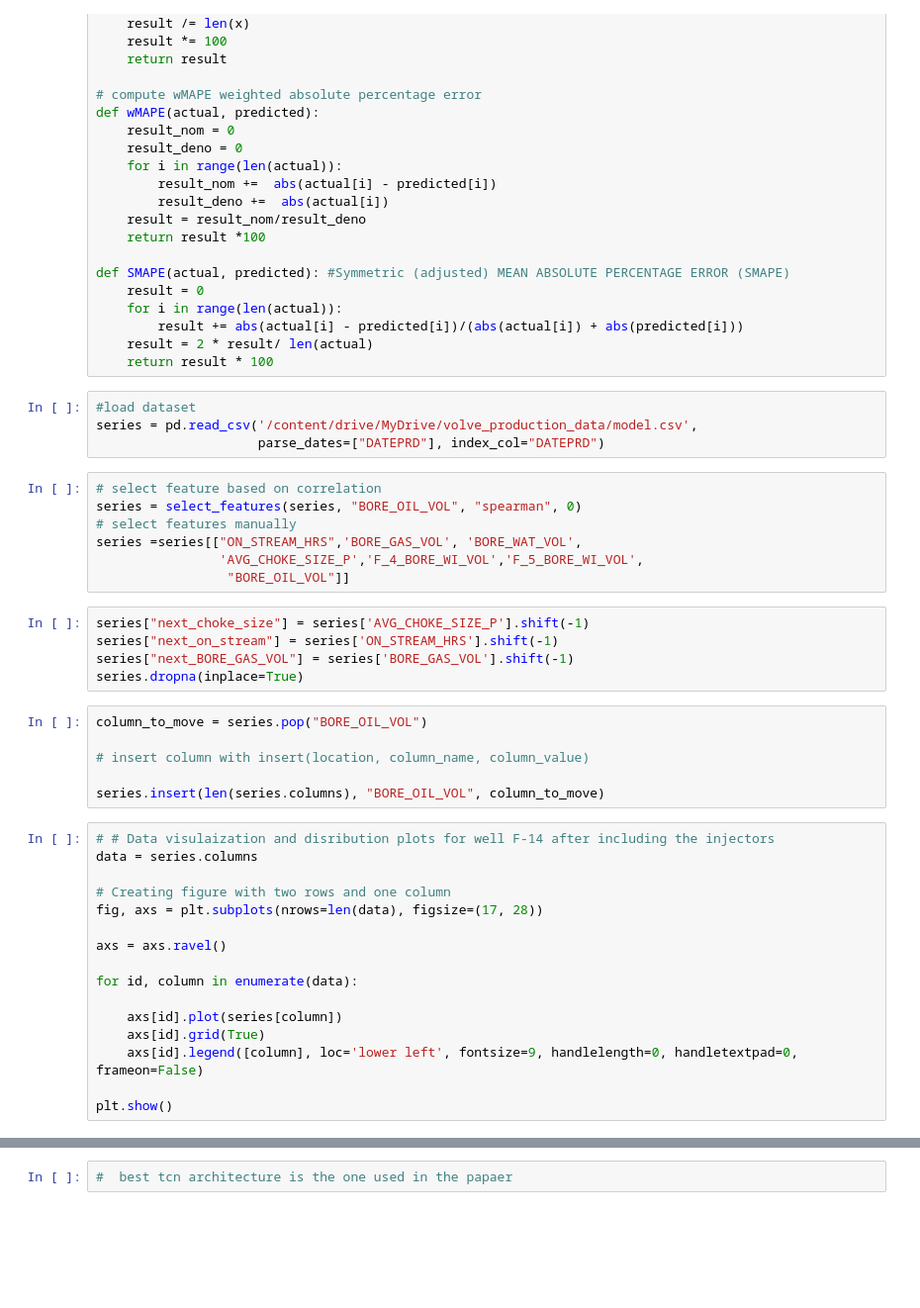
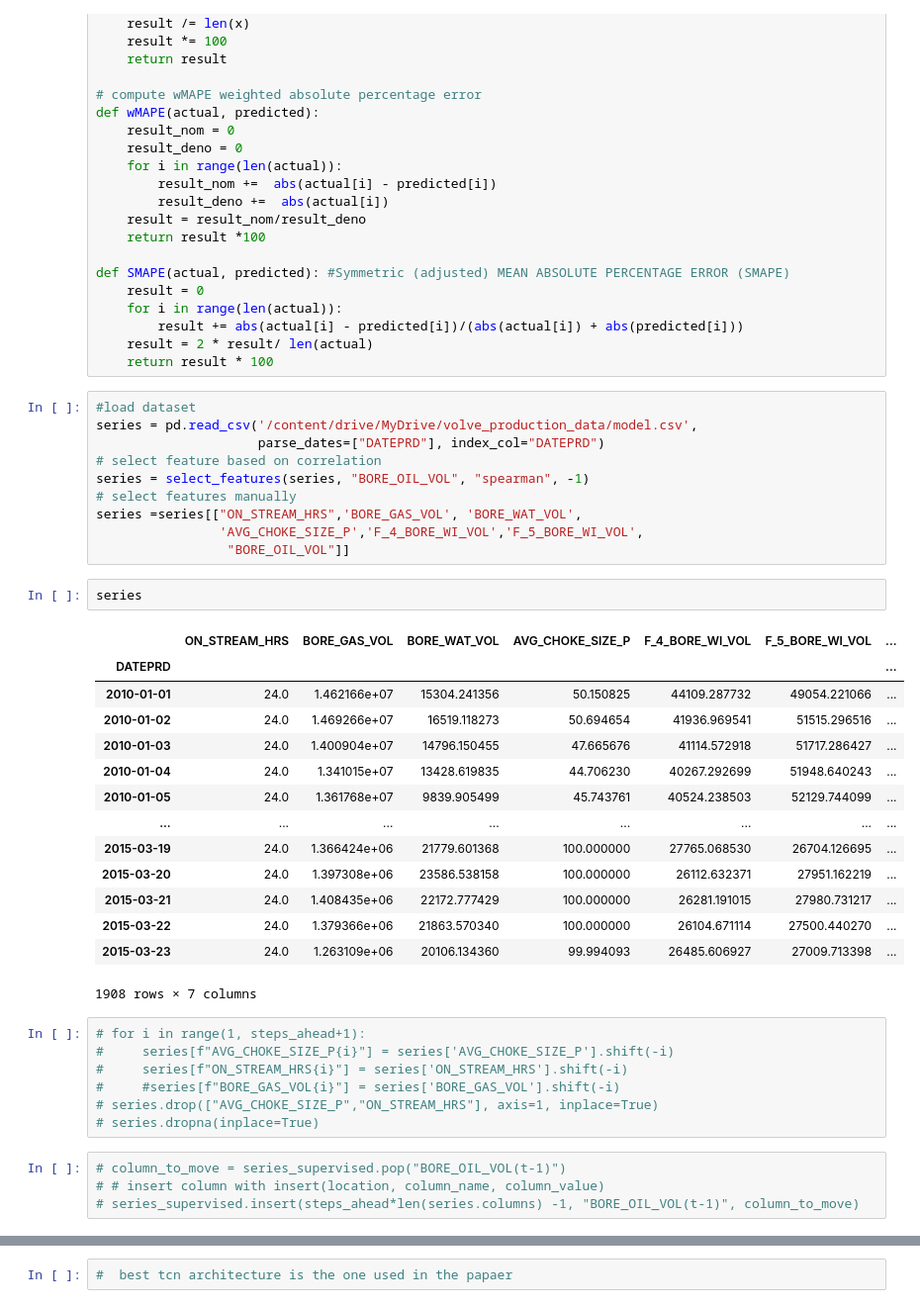
Before and after one commit to ashrafalaghbari/GA-TCN-LSTM, a Jupyter notebook: optimal_TCN_single_step.ipynb, the cells around one changed output, grey strips where cells are left out. Shown at 99% size. Cells and saved outputs as stored; diff of their text form; blank space fills up the shorter version.

```diff
--- a/optimal_TCN_single_step.ipynb
+++ b/optimal_TCN_single_step.ipynb
@@ -126,37 +128,37 @@ def SMAPE(actual, predicted): #Symmetric (adjusted) MEAN ABSOLUTE PERCENTAGE ERR
 #load dataset
 series = pd.read_csv('/content/drive/MyDrive/volve_production_data/model.csv',
                      parse_dates=["DATEPRD"], index_col="DATEPRD")
+# select feature based on correlation
+series = select_features(series, "BORE_OIL_VOL", "spearman", -1)
+# select features manually
+series =series[["ON_STREAM_HRS",'BORE_GAS_VOL', 'BORE_WAT_VOL',
+                'AVG_CHOKE_SIZE_P','F_4_BORE_WI_VOL','F_5_BORE_WI_VOL',
+                 "BORE_OIL_VOL"]]
-# %%
-# select feature based on correlation
-series = select_features(series, "BORE_OIL_VOL", "spearman", 0)
-# select features manually
-series =series[["ON_STREAM_HRS",'BORE_GAS_VOL', 'BORE_WAT_VOL',
-                'AVG_CHOKE_SIZE_P','F_4_BORE_WI_VOL','F_5_BORE_WI_VOL',
-                 "BORE_OIL_VOL"]]
+# %%
+series
+# %% [output]
+|  | ON_STREAM_HRS | BORE_GAS_VOL | BORE_WAT_VOL | AVG_CHOKE_SIZE_P | F_4_BORE_WI_VOL | F_5_BORE_WI_VOL | ... |
+| DATEPRD |  |  |  |  |  |  | ... |
+| 2010-01-01 | 24.0 | 1.462166e+07 | 15304.241356 | 50.150825 | 44109.287732 | 49054.221066 | ... |
+| 2010-01-02 | 24.0 | 1.469266e+07 | 16519.118273 | 50.694654 | 41936.969541 | 51515.296516 | ... |
+| 2010-01-03 | 24.0 | 1.400904e+07 | 14796.150455 | 47.665676 | 41114.572918 | 51717.286427 | ... |
+| 2010-01-04 | 24.0 | 1.341015e+07 | 13428.619835 | 44.706230 | 40267.292699 | 51948.640243 | ... |
+| 2010-01-05 | 24.0 | 1.361768e+07 | 9839.905499 | 45.743761 | 40524.238503 | 52129.744099 | ... |
+| ... | ... | ... | ... | ... | ... | ... | ... |
+| 2015-03-19 | 24.0 | 1.366424e+06 | 21779.601368 | 100.000000 | 27765.068530 | 26704.126695 | ... |
+| 2015-03-20 | 24.0 | 1.397308e+06 | 23586.538158 | 100.000000 | 26112.632371 | 27951.162219 | ... |
+| 2015-03-21 | 24.0 | 1.408435e+06 | 22172.777429 | 100.000000 | 26281.191015 | 27980.731217 | ... |
+| 2015-03-22 | 24.0 | 1.379366e+06 | 21863.570340 | 100.000000 | 26104.671114 | 27500.440270 | ... |
+| 2015-03-23 | 24.0 | 1.263109e+06 | 20106.134360 | 99.994093 | 26485.606927 | 27009.713398 | ... |
+1908 rows × 7 columns
 # %%
-series["next_choke_size"] = series['AVG_CHOKE_SIZE_P'].shift(-1)
-series["next_on_stream"] = series['ON_STREAM_HRS'].shift(-1)
-series["next_BORE_GAS_VOL"] = series['BORE_GAS_VOL'].shift(-1)
-series.dropna(inplace=True)
+# for i in range(1, steps_ahead+1):
+#     series[f"AVG_CHOKE_SIZE_P{i}"] = series['AVG_CHOKE_SIZE_P'].shift(-i)
+#     series[f"ON_STREAM_HRS{i}"] = series['ON_STREAM_HRS'].shift(-i)
+#     #series[f"BORE_GAS_VOL{i}"] = series['BORE_GAS_VOL'].shift(-i)
+# series.drop(["AVG_CHOKE_SIZE_P","ON_STREAM_HRS"], axis=1, inplace=True)
+# series.dropna(inplace=True)
 # %%
-column_to_move = series.pop("BORE_OIL_VOL")
-
-# insert column with insert(location, column_name, column_value)
-
-series.insert(len(series.columns), "BORE_OIL_VOL", column_to_move)
+# column_to_move = series_supervised.pop("BORE_OIL_VOL(t-1)")
+# # insert column with insert(location, column_name, column_value)
+# series_supervised.insert(steps_ahead*len(series.columns) -1, "BORE_OIL_VOL(t-1)", column_to_move)
-# %%
-# # Data visulaization and disribution plots for well F-14 after including the injectors
-data = series.columns
-
-# Creating figure with two rows and one column
-fig, axs = plt.subplots(nrows=len(data), figsize=(17, 28))
-
-axs = axs.ravel()
-
-for id, column in enumerate(data):
-
-    axs[id].plot(series[column])
-    axs[id].grid(True)
-    axs[id].legend([column], loc='lower left', fontsize=9, handlelength=0, handletextpad=0, frameon=False)
-
-plt.show()
```
Also changed, not shown: parts of 67 cells of this notebook.
